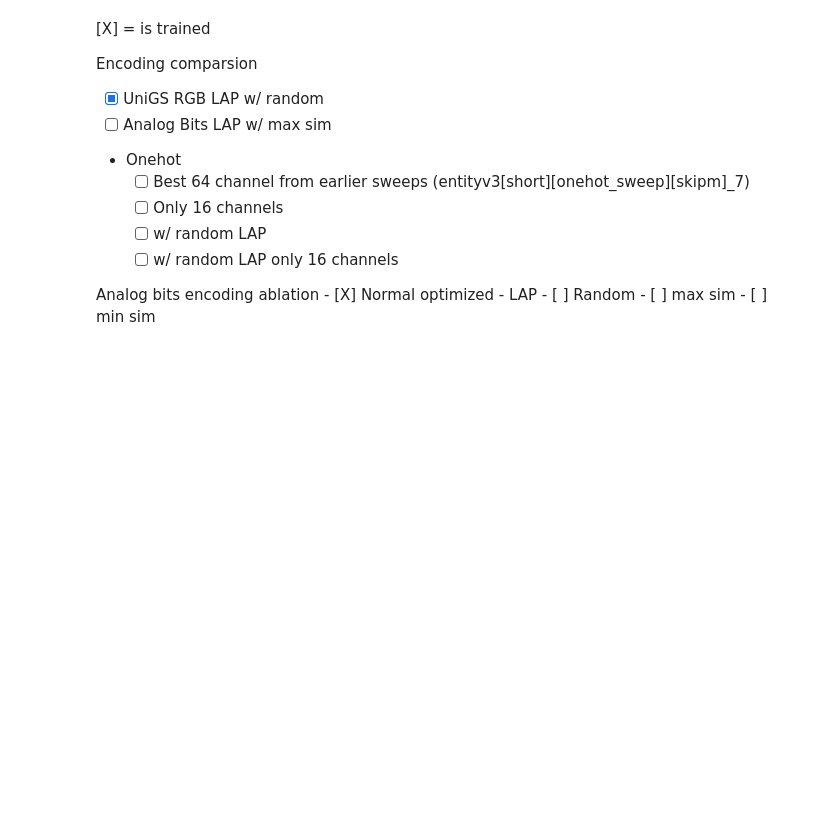
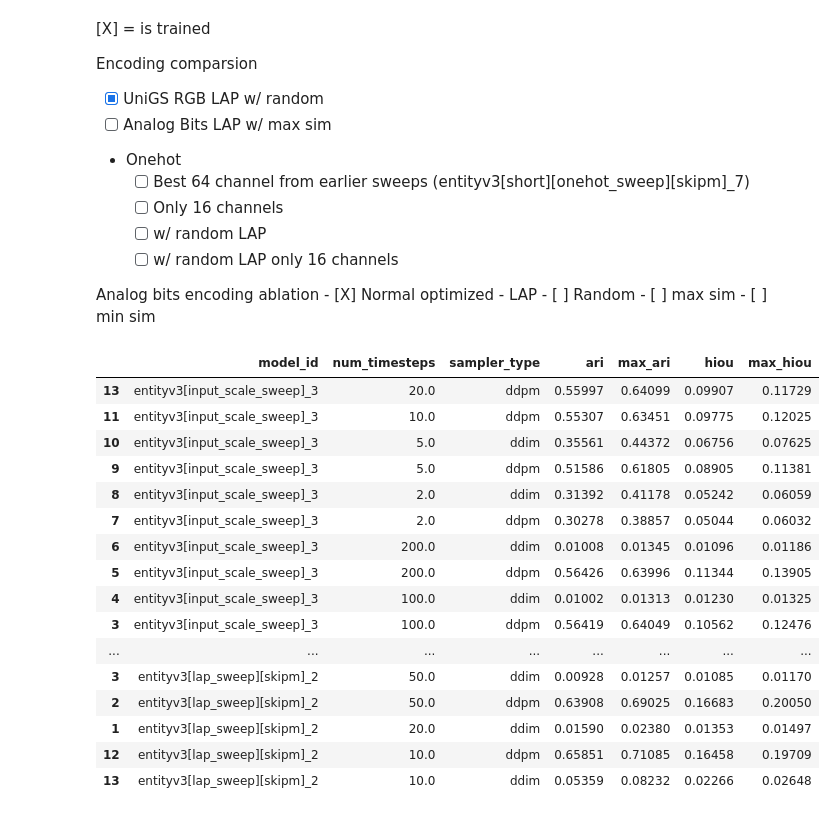
Before and after one commit to JakobLC/diffusion2, a Jupyter notebook: nice_script3.ipynb, the cells around one changed output. Drawn from its saved outputs; the diff is of its cells as text; code cells hidden in the pictures; blank space fills up the shorter version.

```diff
--- a/nice_script3.ipynb
+++ b/nice_script3.ipynb
@@ -2021,3 +2036,34 @@ entityv3[unigs_lap_sweep] --lap_mode random;
 # %%
 #
 # LAP Comparison:
+# %%
+from source.utils.plot import collect_gen_table
+table = collect_gen_table(gen_id_patterns=["lap_ts_sweep_*"],
+                        #gen_id_patterns=["abla_vali_all_*"],
+                        model_id_patterns="*",
+                        record_from_args=["model_id"],
+                        record_from_sample_opts=["num_timesteps",
+                                          "sampler_type"],
+                        include_mode="all",
+                        verbose=0,
+                        search_gen_setups_instead=0,
+                        round_digits=5)
+table[["model_id","num_timesteps","sampler_type","ari","max_ari","hiou","max_hiou"]]
+# %% [output]
+|  | model_id | num_timesteps | sampler_type | ari | max_ari | hiou | max_hiou |
+| 13 | entityv3[input_scale_sweep]_3 | 20.0 | ddpm | 0.55997 | 0.64099 | 0.09907 | 0.11729 |
+| 11 | entityv3[input_scale_sweep]_3 | 10.0 | ddpm | 0.55307 | 0.63451 | 0.09775 | 0.12025 |
+| 10 | entityv3[input_scale_sweep]_3 | 5.0 | ddim | 0.35561 | 0.44372 | 0.06756 | 0.07625 |
+| 9 | entityv3[input_scale_sweep]_3 | 5.0 | ddpm | 0.51586 | 0.61805 | 0.08905 | 0.11381 |
+| 8 | entityv3[input_scale_sweep]_3 | 2.0 | ddim | 0.31392 | 0.41178 | 0.05242 | 0.06059 |
+| 7 | entityv3[input_scale_sweep]_3 | 2.0 | ddpm | 0.30278 | 0.38857 | 0.05044 | 0.06032 |
+| 6 | entityv3[input_scale_sweep]_3 | 200.0 | ddim | 0.01008 | 0.01345 | 0.01096 | 0.01186 |
+| 5 | entityv3[input_scale_sweep]_3 | 200.0 | ddpm | 0.56426 | 0.63996 | 0.11344 | 0.13905 |
+| 4 | entityv3[input_scale_sweep]_3 | 100.0 | ddim | 0.01002 | 0.01313 | 0.01230 | 0.01325 |
+| 3 | entityv3[input_scale_sweep]_3 | 100.0 | ddpm | 0.56419 | 0.64049 | 0.10562 | 0.12476 |
+| ... | ... | ... | ... | ... | ... | ... | ... |
+| 3 | entityv3[lap_sweep][skipm]_2 | 50.0 | ddim | 0.00928 | 0.01257 | 0.01085 | 0.01170 |
+| 2 | entityv3[lap_sweep][skipm]_2 | 50.0 | ddpm | 0.63908 | 0.69025 | 0.16683 | 0.20050 |
+| 1 | entityv3[lap_sweep][skipm]_2 | 20.0 | ddim | 0.01590 | 0.02380 | 0.01353 | 0.01497 |
+| 12 | entityv3[lap_sweep][skipm]_2 | 10.0 | ddpm | 0.65851 | 0.71085 | 0.16458 | 0.19709 |
+| 13 | entityv3[lap_sweep][skipm]_2 | 10.0 | ddim | 0.05359 | 0.08232 | 0.02266 | 0.02648 |
```
Also changed, not shown: parts of 15 cells of this notebook, 4 other files.
